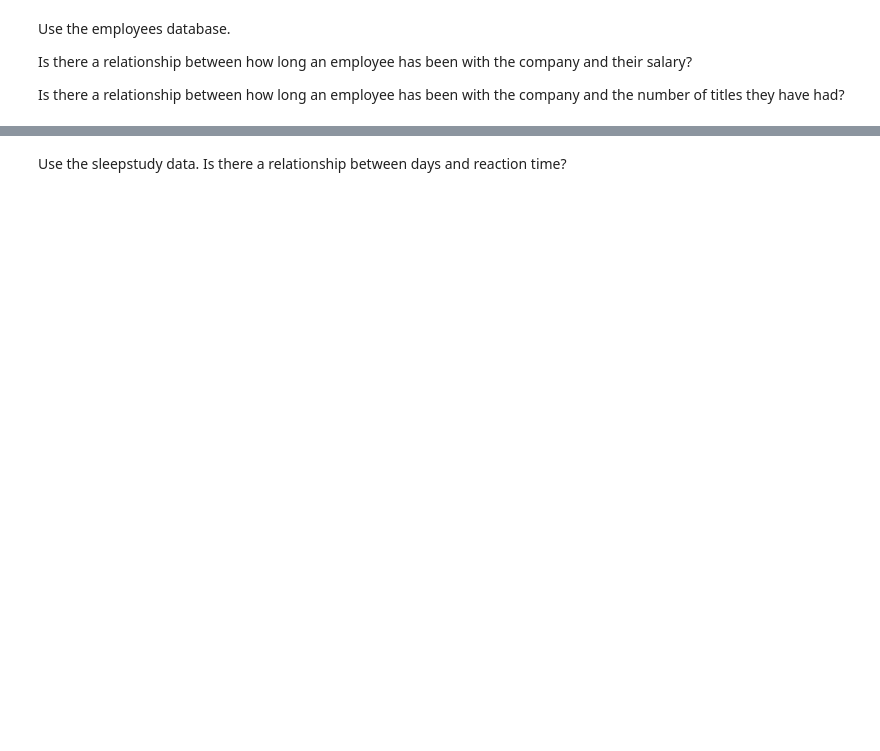
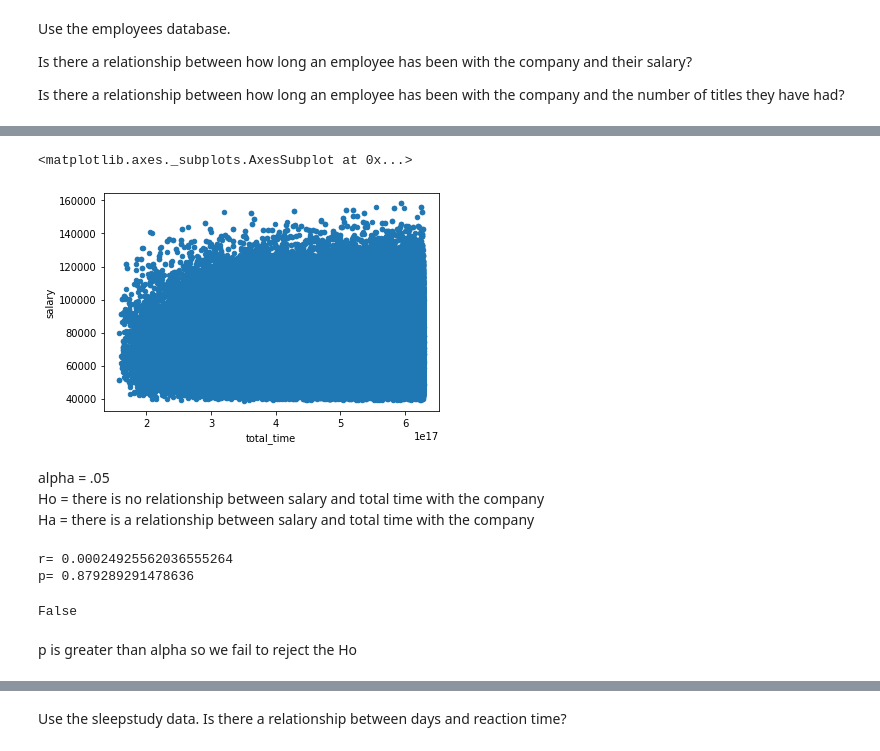
Before and after one commit to RyvynYoung/statistics-exercises, a Jupyter notebook: hypothesis_testing.ipynb, the cells around one changed output, grey strips where cells are left out. Cells and saved outputs as stored; diff of their text form; code cells hidden in the pictures; blank space fills up the shorter version.

Commit message:
completed pearsonr testsworking on chi squared exercises

```diff
--- a/hypothesis_testing.ipynb
+++ b/hypothesis_testing.ipynb
@@ -713,0 +743,7 @@ avgstddev
+# %%
+# import newly created csv to further slice
+# read back in from local csv file
+# emp = pd.read_csv('employees_df.csv', index_col=0)
+empsal = pd.read_csv('empsal_onlycurrent_df.csv')
+empsal.head()
+empsal.info()
@@ -713,0 +768,5 @@ avgstddev
+# %%
+empsal['salary_to'] = pd.to_datetime(empsal['salary_to'])
+
+empsal['hire_date'] = pd.to_datetime(empsal['hire_date'])
+empsal.info()
@@ -713,0 +791,5 @@ avgstddev
+# %%
+# add total time calculation
+empsal['total_time'] = empsal.salary_to - emp.hire_date
+empsal.head(150)
+empsal.info()
@@ -713,0 +815,4 @@ avgstddev
+# %%
+# convert total_time to int
+empsal['total_time'] = pd.to_numeric(empsal['total_time'])
+empsal.info()
@@ -713,0 +838,23 @@ avgstddev
+# %%
+empsal.plot.scatter(y='salary', x='total_time')
+# %% [output]
+<matplotlib.axes._subplots.AxesSubplot at 0x...>
+[figure, added]
+# %% [markdown]
+alpha = .05
+Ho = there is no relationship between salary and total time with the company
+Ha = there is a relationship between salary and total time with the company
+# %%
+r, p = stats.pearsonr(empsal.salary, empsal.total_time)
+print('r=', r)
+print('p=', p)
+# %% [output]
+r= 0.00024925562036555264
+p= 0.879289291478636
+# %%
+alpha = .05
+p<alpha
+# %% [output]
+False
+# %% [markdown]
+p is greater than alpha so we fail to reject the Ho
```
Also changed, not shown: parts of 108 cells of this notebook.
